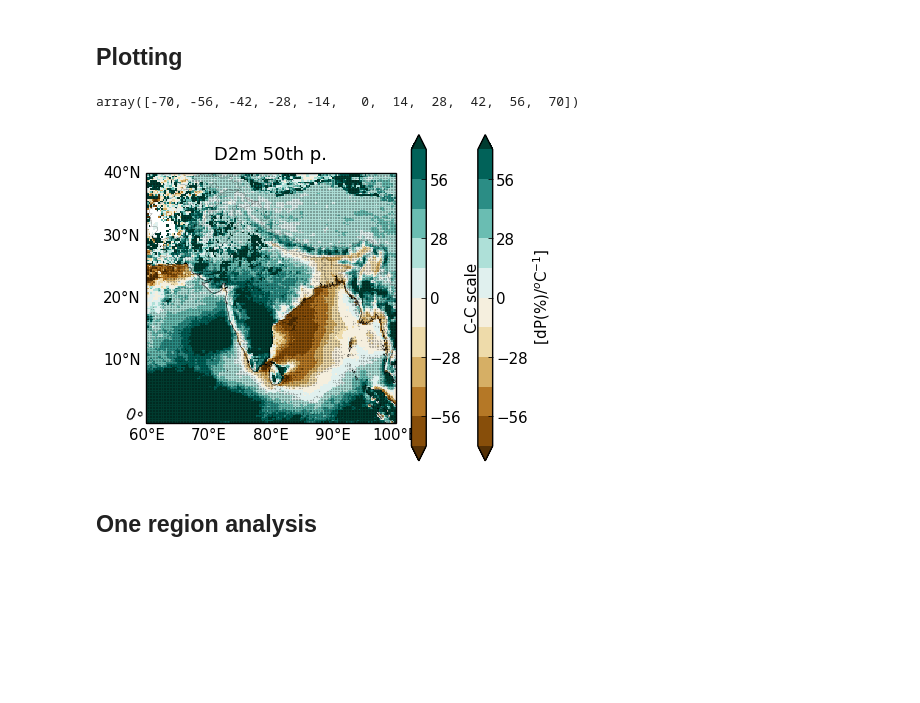
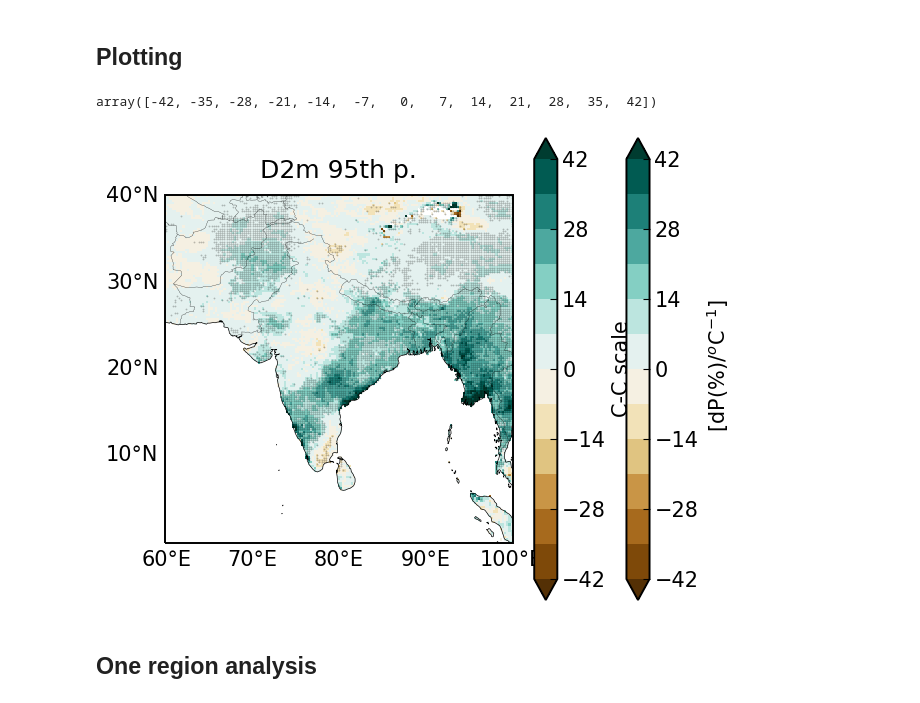
Before and after one commit to adisen99/msc_project, a Jupyter notebook: analysis02.ipynb, the cells around one changed output. Cells and saved outputs as stored; diff of their text form; code cells hidden in the pictures; blank space fills up the shorter version.

```diff
--- a/analysis02.ipynb
+++ b/analysis02.ipynb
@@ -342,9 +414,10 @@ Coordinates:
 
 # precip = xr.where(precip_daily_rate > 1, precip, np.nan)
 # precip = precip.where(precip > 0)
-precip = precip.where(precip > 1)
-t2m = t2m.where(precip != np.nan)
-d2m = d2m.where(precip != np.nan)
+precip1 = precip.where(precip > 1)
+t2m1 = t2m.where(precip1 != np.nan)
+d2m1 = d2m.where(precip1 != np.nan)
+# d2m = d2m.where(d2m != np.inf)
 # vimd = t2m.where(precip != np.nan)
 # d2m = d2m.where(precip != np.nan)
 # vimd = vimd.where(precip != np.nan)
@@ -484,16 +577,16 @@ def get_binned_3d(precip_da, t2m_da, d2m_da, bin_nr = 20):
             bins_t2m = equalObs(np.squeeze(t2m_da[:, lat, lon]), bin_nr)
             bins_d2m = equalObs(np.squeeze(d2m_da[:, lat, lon]), bin_nr)
             # group the precipitation data according to the bins of temperature data
-            grouped_precip_t2m = precip_da.isel(lat = lat, lon = lon).groupby_bins(t2m_da.isel(lat = lat, lon = lon), bins_t2m, include_lowest=True, precision=10)
-            grouped_precip_d2m = precip_da.isel(lat = lat, lon = lon).groupby_bins(d2m_da.isel(lat = lat, lon = lon), bins_d2m, include_lowest=True, precision=10)
+            grouped_precip_t2m = precip_da.isel(lat = lat, lon = lon).groupby_bins(t2m_da.isel(lat = lat, lon = lon), bins_t2m[~np.isnan(bins_t2m)], include_lowest=True, precision=10)
+            grouped_precip_d2m = precip_da.isel(lat = lat, lon = lon).groupby_bins(d2m_da.isel(lat = lat, lon = lon), bins_d2m[~np.isnan(bins_d2m)], include_lowest=True, precision=10)
             precip_t2m_95 = grouped_precip_t2m.quantile(0.95, interpolation='midpoint')
             precip_t2m_50 = grouped_precip_t2m.quantile(0.50, interpolation='midpoint')
             precip_d2m_95 = grouped_precip_d2m.quantile(0.95, interpolation='midpoint')
             precip_d2m_50 = grouped_precip_d2m.quantile(0.50, interpolation='midpoint')
 
             # group the temperature data by temperature bins and take mean of each bin
-            mean_t2m = t2m_da.isel(lat = lat, lon = lon).groupby_bins(t2m_da.isel(lat = lat, lon = lon), bins_t2m, include_lowest=True, precision=10).mean(dim='time')
-            mean_d2m = d2m_da.isel(lat = lat, lon = lon).groupby_bins(d2m_da.isel(lat = lat, lon = lon), bins_d2m, include_lowest=True, precision=10).mean(dim='time')
+            mean_t2m = t2m_da.isel(lat = lat, lon = lon).groupby_bins(t2m_da.isel(lat = lat, lon = lon), bins_t2m[~np.isnan(bins_t2m)], include_lowest=True, precision=10).mean(dim='time')
+            mean_d2m = d2m_da.isel(lat = lat, lon = lon).groupby_bins(d2m_da.isel(lat = lat, lon = lon), bins_d2m[~np.isnan(bins_d2m)], include_lowest=True, precision=10).mean(dim='time')
             # mean_vimd_t2m = vimd_da.isel(lat = lat, lon = lon).groupby_bins(t2m_da.isel(lat = lat, lon = lon), bins_t2m, include_lowest=True, precision=10).mean(dim='time')
             # mean_vimd_d2m = vimd_da.isel(lat = lat, lon = lon).groupby_bins(d2m_da.isel(lat = lat, lon = lon), bins_d2m, include_lowest=True, precision=10).mean(dim='time')
 
@@ -592,7 +685,7 @@ import warnings
 # %%
 with warnings.catch_warnings():
     warnings.simplefilter('ignore')
-    t2m_slope95, t2m_r95, t2m_p95, d2m_slope95, d2m_r95, d2m_p95, t2m_slope50, t2m_r50, t2m_p50, d2m_slope50, d2m_r50, d2m_p50  = get_binned_3d(precip ,t2m, d2m, bin_nr=20)
+    t2m_slope95, t2m_r95, t2m_p95, d2m_slope95, d2m_r95, d2m_p95, t2m_slope50, t2m_r50, t2m_p50, d2m_slope50, d2m_r50, d2m_p50  = get_binned_3d(precip1, t2m1, d2m1, bin_nr=20)
 # %% [output]
 Starting the binning process ...
 converting data-arrays to numpy arrays ...
@@ -1122,17 +1215,17 @@ cir = [75.9, 86.1, 18.9, 26.1]
 # %%
 # colorbar levels defined
 
-levels = np.arange(-70, 84, 14)
+levels = np.arange(-42, 49, 7)
 levels
 # %% [output]
-array([-70, -56, -42, -28, -14,   0,  14,  28,  42,  56,  70])
+array([-42, -35, -28, -21, -14,  -7,   0,   7,  14,  21,  28,  35,  42])
 # %%
 # India D2m 95th
 plt.figure(figsize=(7,6))
-plot_3d(d2m_slope_da50, d2m_p_da50, ind, 'D2m 50th p.', threshold_sig=0.05, marker_size=.04, levels=levels, extend='both')
+plot_3d(d2m_slope_da95, d2m_p_da95, ind, 'D2m 95th p.', threshold_sig=0.05, marker_size=.04, levels=levels, extend='both')
 # plt.savefig('./images/postmon/full95/india_d2m95.pdf', dpi=300)
 # %% [output]
-[figure, old version]
+[figure, new version]
 # %% [markdown]
 ## One region analysis
 # %%
```
Also changed, not shown: parts of 25 cells of this notebook, 1 other file.
